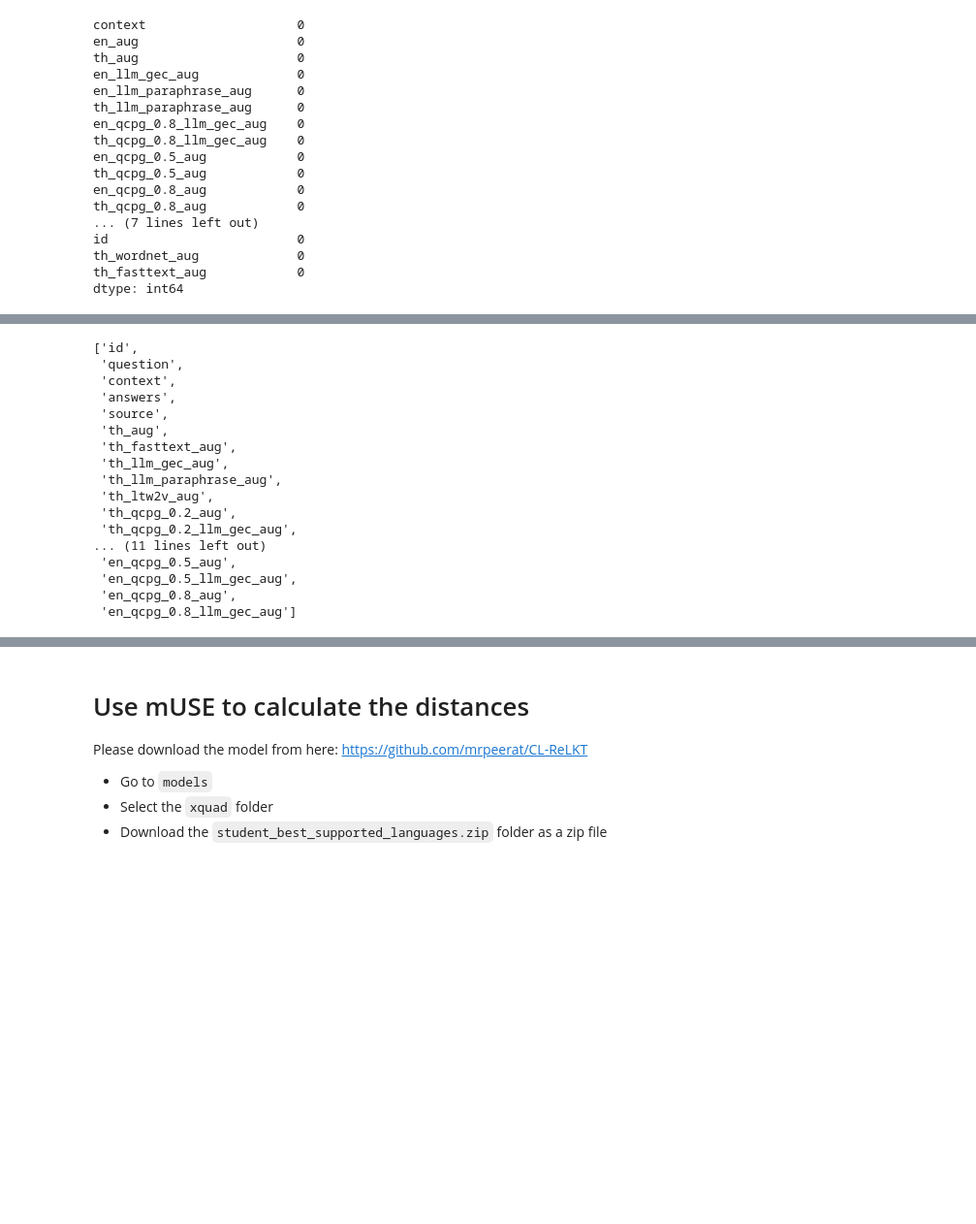
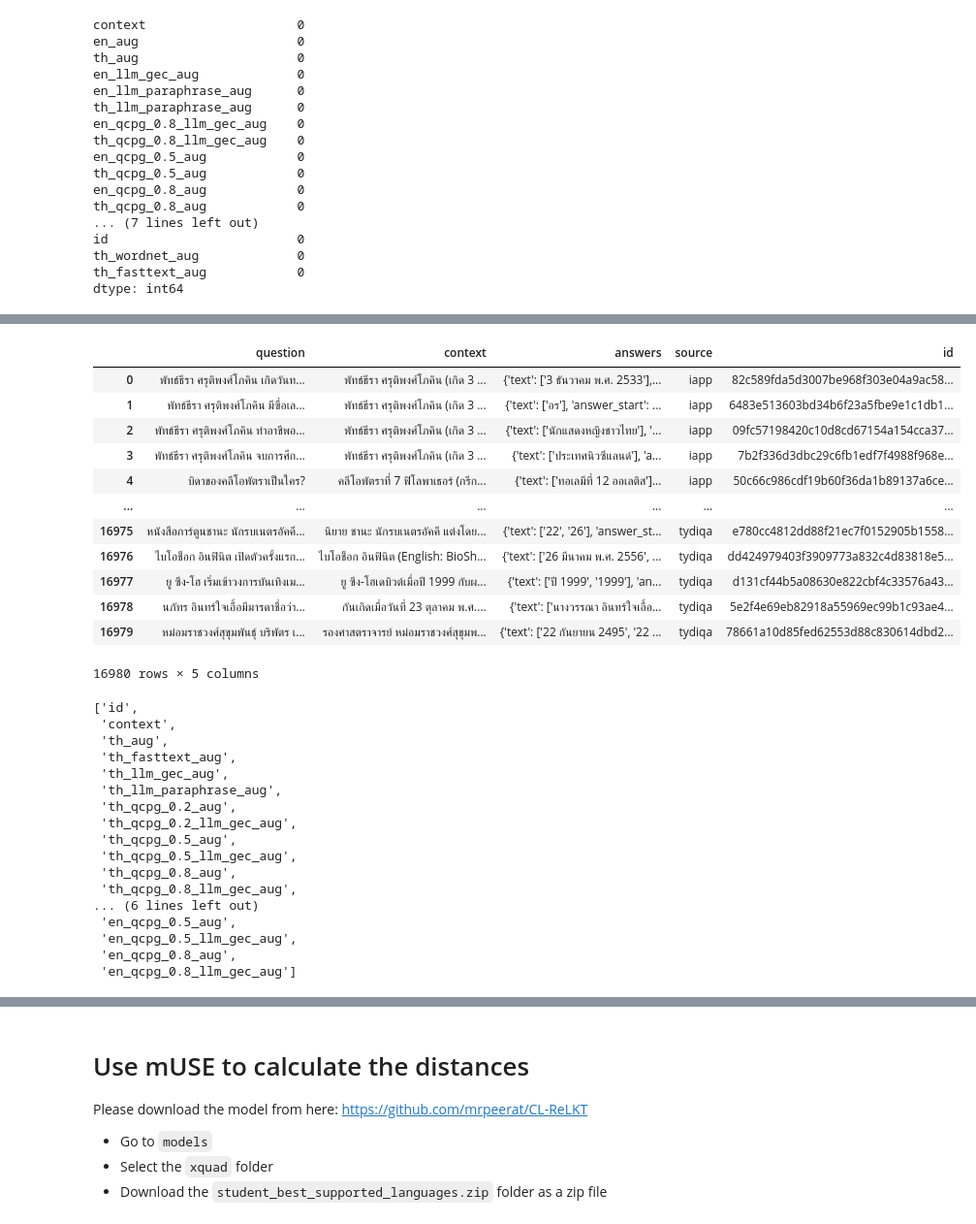
Before and after one commit to parinzee/cross-lingual-data-augmentation-for-thai-qa, a Jupyter notebook: contexts/06_Calculate_Distance.ipynb, the cells around one changed output, grey strips where cells are left out. Shown at 97% size. Cells and saved outputs as stored; diff of their text form; code cells hidden in the pictures; blank space fills up the shorter version.

```diff
--- a/contexts/06_Calculate_Distance.ipynb
+++ b/contexts/06_Calculate_Distance.ipynb
@@ -113,26 +111,43 @@ Index(['question', 'answers', 'source', 'id', 'en_aug', 'th_aug',
       dtype='object')
+# %%
+original = pd.read_csv('data/01_prepare_dataset.csv')
+original
+# %% [output]
+|  | question | context | answers | source | id |
+| 0 | พัทธ์ธีรา ศรุติพงศ์โภคิน เกิดวันท... | พัทธ์ธีรา ศรุติพงศ์โภคิน (เกิด 3 ... | {'text': ['3 ธันวาคม พ.ศ. 2533'],... | iapp | 82c589fda5d3007be968f303e04a9ac58... |
+| 1 | พัทธ์ธีรา ศรุติพงศ์โภคิน มีฃื่อเล... | พัทธ์ธีรา ศรุติพงศ์โภคิน (เกิด 3 ... | {'text': ['อร'], 'answer_start': ... | iapp | 6483e513603bd34b6f23a5fbe9e1c1db1... |
+| 2 | พัทธ์ธีรา ศรุติพงศ์โภคิน ทำอาชีพอ... | พัทธ์ธีรา ศรุติพงศ์โภคิน (เกิด 3 ... | {'text': ['นักแสดงหญิงชาวไทย'], '... | iapp | 09fc57198420c10d8cd67154a154cca37... |
+| 3 | พัทธ์ธีรา ศรุติพงศ์โภคิน จบการศึก... | พัทธ์ธีรา ศรุติพงศ์โภคิน (เกิด 3 ... | {'text': ['ประเทศนิวซีแลนด์'], 'a... | iapp | 7b2f336d3dbc29c6fb1edf7f4988f968e... |
+| 4 | บิดาของคลีโอพัตราเป็นใคร? | คลีโอพัตราที่ 7 ฟิโลพาเธอร์ (กรีก... | {'text': ['ทอเลมีที่ 12 ออเลติส']... | iapp | 50c66c986cdf19b60f36da1b89137a6ce... |
+| ... | ... | ... | ... | ... | ... |
+| 16975 | หนังสือการ์ตูนชานะ นักรบเนตรอัคคี... | นิยาย ชานะ นักรบเนตรอัคคี แต่งโดย... | {'text': ['22', '26'], 'answer_st... | tydiqa | e780cc4812dd88f21ec7f0152905b1558... |
+| 16976 | ไบโอช็อก อินฟินิต เปิดตัวครั้งแรก... | ไบโอช็อก อินฟินิต (English: BioSh... | {'text': ['26 มีนาคม พ.ศ. 2556', ... | tydiqa | dd424979403f3909773a832c4d83818e5... |
+| 16977 | ยู ซึง-โฮ เริ่มเข้าวงการบันเทิงเม... | ยู ซึง-โฮเดบิวต์เมื่อปี 1999 กับผ... | {'text': ['ปี 1999', '1999'], 'an... | tydiqa | d131cf44b5a08630e822cbf4c33576a43... |
+| 16978 | นภัทร อินทร์ใจเอื้อมีมารดาชื่อว่า... | กันเกิดเมื่อวันที่ 23 ตุลาคม พ.ศ.... | {'text': ['นางวรรณา อินทร์ใจเอื้อ... | tydiqa | 5e2f4e69eb82918a55969ec99b1c93ae4... |
+| 16979 | หม่อมราชวงศ์สุขุมพันธุ์ บริพัตร เ... | รองศาสตราจารย์ หม่อมราชวงศ์สุขุมพ... | {'text': ['22 กันยายน 2495', '22 ... | tydiqa | 78661a10d85fed62553d88c830614dbd2... |
+16980 rows × 5 columns
 # %%
 # Sort all the columns properly
 all_cols = data.columns
 
-sorted_cols = ['id', 'question', 'context', 'answers', 'source'] + sorted([col for col in all_cols if col.startswith('th_')]) + sorted([col for col in all_cols if col.startswith('en_')])
+sorted_cols = ['id', 'context'] + sorted([col for col in all_cols if col.startswith('th_')]) + sorted([col for col in all_cols if col.startswith('en_')])
 assert len(all_cols) == len(sorted_cols)
 
 sorted_cols
 # %% [output]
 ['id',
- 'question',
  'context',
- 'answers',
- 'source',
  'th_aug',
  'th_fasttext_aug',
  'th_llm_gec_aug',
  'th_llm_paraphrase_aug',
- 'th_ltw2v_aug',
  'th_qcpg_0.2_aug',
  'th_qcpg_0.2_llm_gec_aug',
-... (11 lines left out)
+ 'th_qcpg_0.5_aug',
+ 'th_qcpg_0.5_llm_gec_aug',
+ 'th_qcpg_0.8_aug',
+ 'th_qcpg_0.8_llm_gec_aug',
+... (6 lines left out)
  'en_qcpg_0.5_aug',
  'en_qcpg_0.5_llm_gec_aug',
  'en_qcpg_0.8_aug',
```
Also changed, not shown: parts of 18 cells of this notebook, 6 other files.
